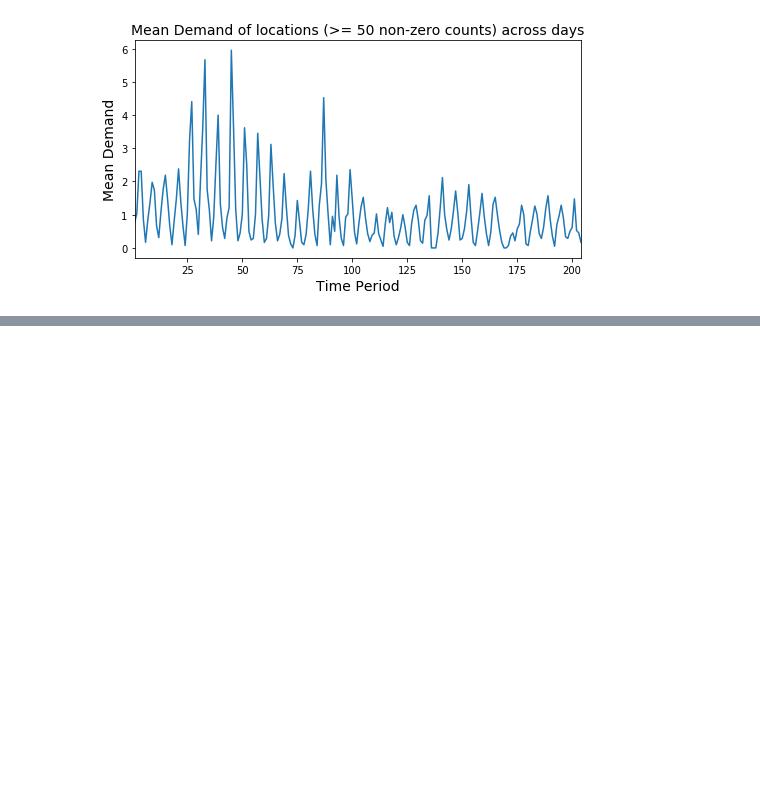
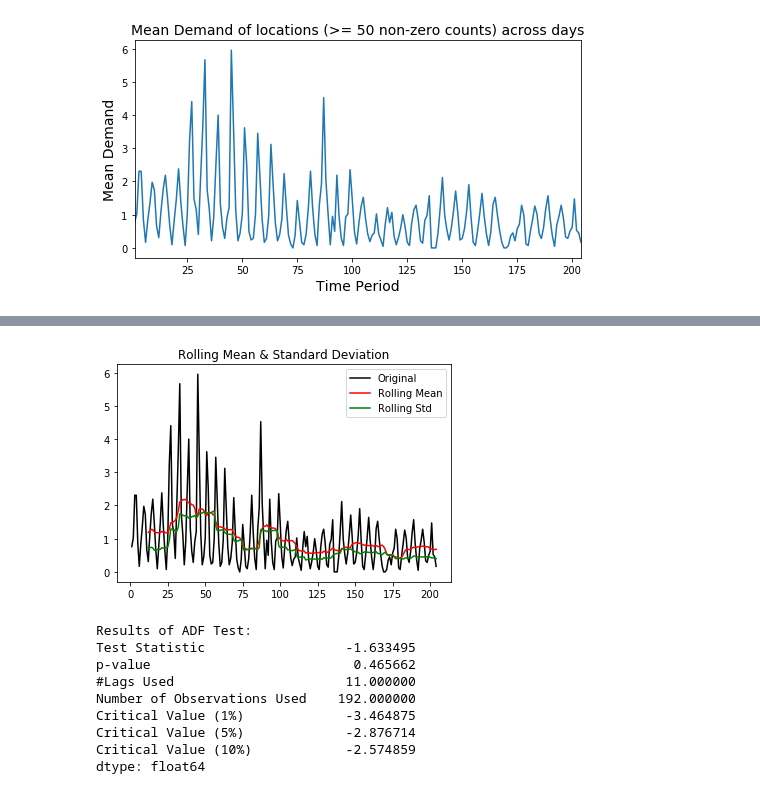
Before and after one commit to Angps1995/Spatial-Temporal-Models-for-delivery-demand-forecast, a Jupyter notebook: ExploratoryAnalysis/ExploratoryAnalysis.ipynb, the cells around one changed output, grey strips where cells are left out. Cells and saved outputs as stored; diff of their text form; code cells hidden in the pictures; blank space fills up the shorter version.

```diff
--- a/ExploratoryAnalysis/ExploratoryAnalysis.ipynb
+++ b/ExploratoryAnalysis/ExploratoryAnalysis.ipynb
@@ -134,6 +151,0 @@ Text(0.5, 1.0, 'Mean Demand of locations (>= 50 non-zero counts) across days')
-# %%
-mean_demand = df_atleast_50_cts.iloc[0,:]
-mean_demand.plot(figsize=(8,4))
-plt.xlabel("Time Period", fontsize = 14)
-plt.ylabel("Mean Demand", fontsize = 14)
-plt.title("Mean Demand of locations (>= 50 non-zero counts) across days", fontsize = 14)
@@ -143,6 +151,0 @@ Text(0.5, 1.0, 'Mean Demand of locations (>= 50 non-zero counts) across days')
-# %%
-mean_demand = df_atleast_50_cts.iloc[24,:]
-mean_demand.plot(figsize=(8,4))
-plt.xlabel("Time Period", fontsize = 14)
-plt.ylabel("Mean Demand", fontsize = 14)
-plt.title("Mean Demand of locations (>= 50 non-zero counts) across days", fontsize = 14)
@@ -151,0 +171,35 @@ Text(0.5, 1.0, 'Mean Demand of locations (>= 50 non-zero counts) across days')
+# %%
+from statsmodels.tsa.stattools import adfuller
+def adf_test(timeseries):
+    #Determing rolling statistics
+    rolmean = timeseries.rolling(12).mean()
+    rolstd = timeseries.rolling(12).std()
+
+    #Plot rolling statistics:
+    orig = plt.plot(timeseries, color='black',label='Original')
+    mean = plt.plot(rolmean, color='red', label='Rolling Mean')
+    std = plt.plot(rolstd, color='green', label = 'Rolling Std')
+    plt.legend(loc='best')
+    plt.title('Rolling Mean & Standard Deviation')
+    plt.show(block=False)
+    #Perform Dickey-Fuller test:
+    print ('Results of ADF Test:')
+    dftest = adfuller(timeseries, autolag='AIC')
+    dfoutput = pd.Series(dftest[0:4], index=['Test Statistic','p-value','#Lags Used','Number of Observations Used'])
+    for key,value in dftest[4].items():
+       dfoutput['Critical Value (%s)'%key] = value
+    print (dfoutput)
+
+#apply adf test on the series
+adf_test(mean_demand)
+# %% [output]
+[figure, added]
+Results of ADF Test:
+Test Statistic                  -1.633495
+p-value                          0.465662
+#Lags Used                      11.000000
+Number of Observations Used    192.000000
+Critical Value (1%)             -3.464875
+Critical Value (5%)             -2.876714
+Critical Value (10%)            -2.574859
+dtype: float64
```
Also changed, not shown: parts of 12 cells of this notebook.
